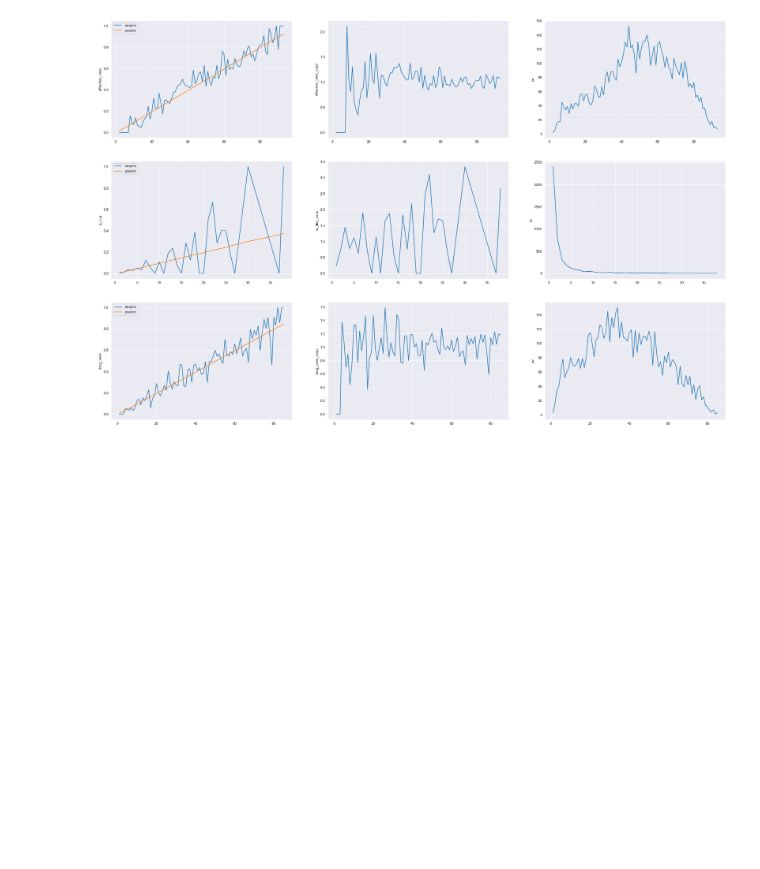
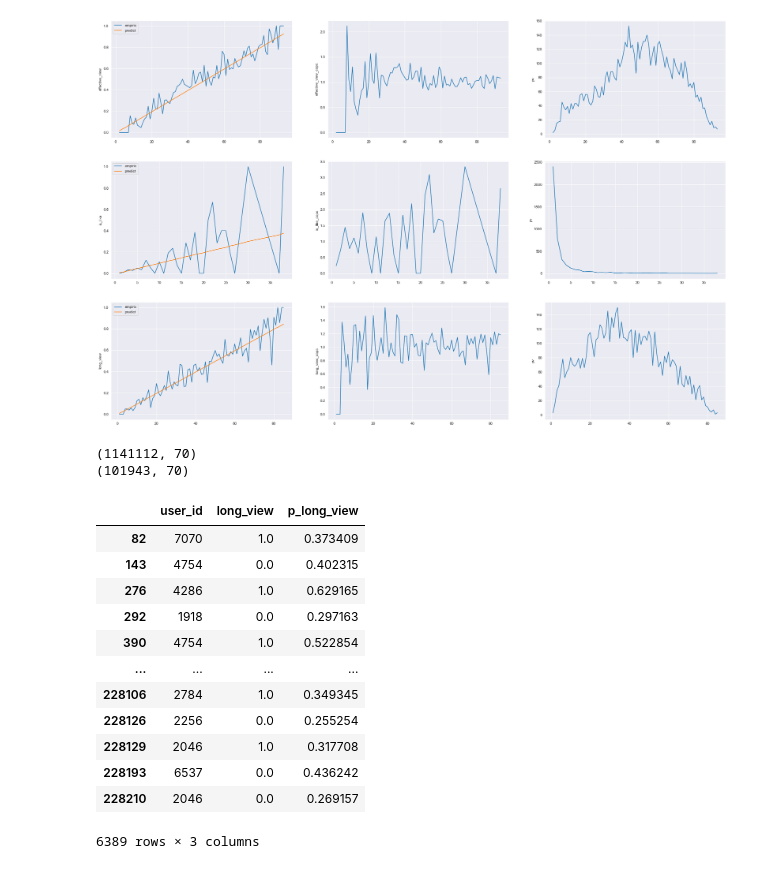
Before and after one commit to Jemma007/myThesis, a Jupyter notebook: lrtThesis/dataset/data_analyse.ipynb, the cells around one changed output. Drawn from its saved outputs; the diff is of its cells as text; code cells hidden in the pictures; blank space fills up the shorter version.

```diff
--- a/lrtThesis/dataset/data_analyse.ipynb
+++ b/lrtThesis/dataset/data_analyse.ipynb
@@ -116,3 +116,12 @@ raw_df['tag'] = raw_df['tag'].apply(lambda x:str(x).split(',')[0])
 raw_df['is_not_hate'] = 1 - raw_df['is_hate']
 
 raw_df['effective_view'] = raw_df['is_click']
+# %%
+num_bins = 11
+for fea in continuous_features:
+    # print(raw_df[fea])
+    raw_df[fea+'_bin'] = pd.qcut(raw_df[fea], q=num_bins, labels=False, duplicates='drop')
+    n = raw_df[fea+'_bin'].nunique()
+    raw_df[fea+'_bin'] = raw_df[fea+'_bin'].map(dict((idx, idx/(n-1)) for idx in range(n)))
+    print(pd.qcut(raw_df[fea], q=num_bins, labels=False, duplicates='drop', retbins=True))
+    print(raw_df[fea+'_bin'].value_counts())
@@ -225,3 +252,16 @@ val_df = pd.concat([val_df, test_df], axis=0)
 print(val_df.shape)
 # %% [output]
 (342334, 43)
+# %%
+from sklearn.metrics import roc_auc_score
+for label in labels:
+    # 计算每个用户的 AUC
+    user_auc_df = val_df.groupby('user_id').apply(lambda group: roc_auc_score(group[label], group['p_'+label]) if group[label].nunique() > 1 else 1)
+
+    # 计算每个用户的样本数
+    user_sample_count = val_df.groupby('user_id')[label].count()
+
+    # 计算以样本数为权重的加权平均用户 AUC
+    weighted_user_auc = np.sum(user_auc_df * user_sample_count) / np.sum(user_sample_count)
+
+    print("Weighted Average User "+label+"AUC:", weighted_user_auc)
@@ -366,3 +410,26 @@ plt.savefig('./data/figure/low_xtr_item_copc.png')
 1.1476897857835113
 0.9922901579444243
 [figure]
+# %%
+print(raw_df.shape)
+print(raw_df[raw_df['user_id'].isin(high_xtr_user_set['effective_view'])].shape)
+# %% [output]
+(1141112, 70)
+(101943, 70)
+# %%
+df = val_df.loc[val_df['user_id'].isin(low_xtr_item_set[label]), ['user_id', label, 'p_'+label]]
+df
+# %% [output]
+|  | user_id | long_view | p_long_view |
+| 82 | 7070 | 1.0 | 0.373409 |
+| 143 | 4754 | 0.0 | 0.402315 |
+| 276 | 4286 | 1.0 | 0.629165 |
+| 292 | 1918 | 0.0 | 0.297163 |
+| 390 | 4754 | 1.0 | 0.522854 |
+| ... | ... | ... | ... |
+| 228106 | 2784 | 1.0 | 0.349345 |
+| 228126 | 2256 | 0.0 | 0.255254 |
+| 228129 | 2046 | 1.0 | 0.317708 |
+| 228193 | 6537 | 0.0 | 0.436242 |
+| 228210 | 2046 | 0.0 | 0.269157 |
+6389 rows × 3 columns
```
Also changed, not shown: parts of 2 cells of this notebook, 2 other files.
